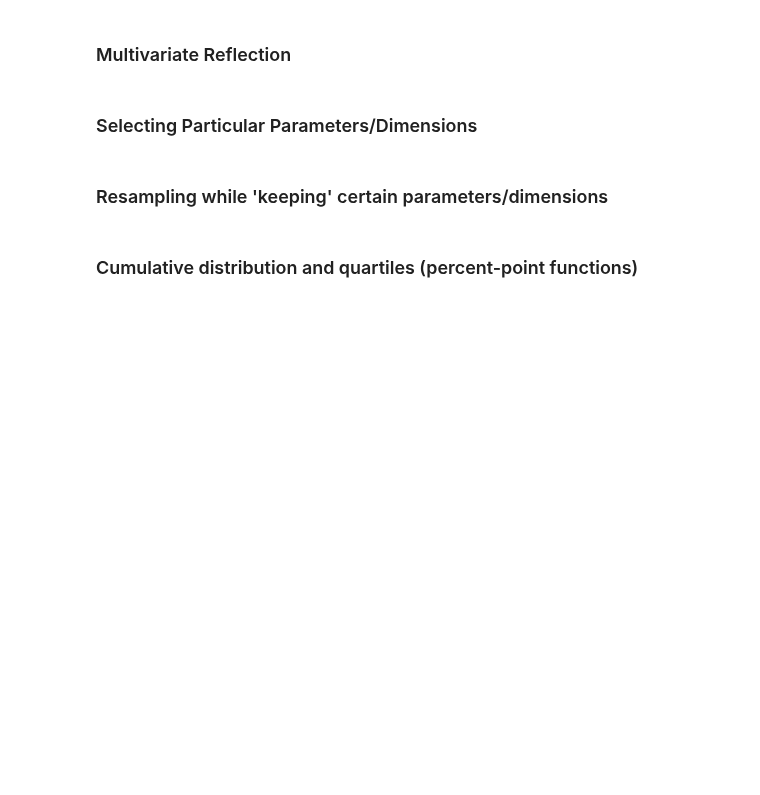
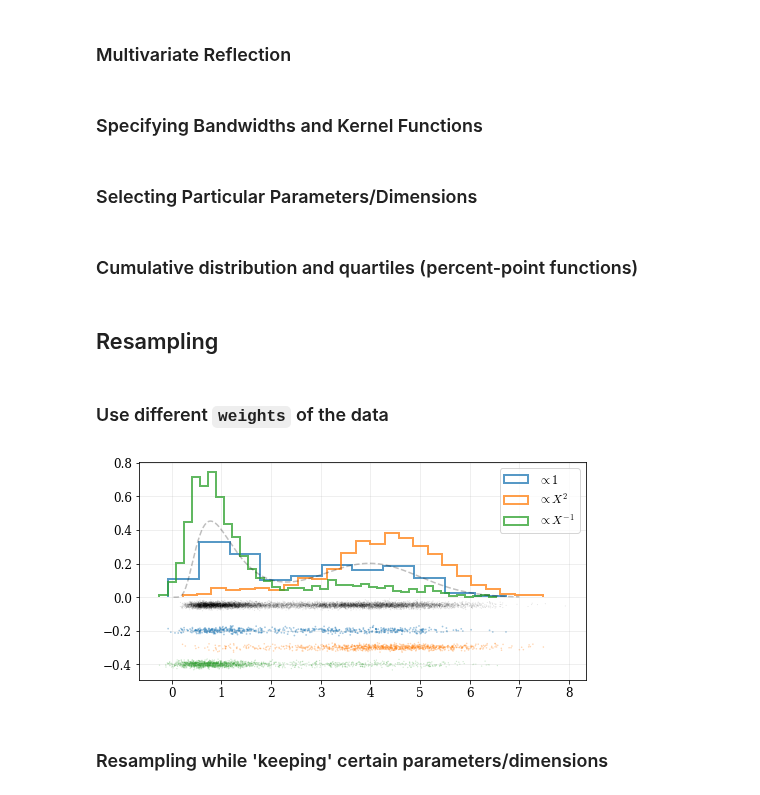
Before and after one commit to lzkelley/kalepy, a Jupyter notebook: notebooks/demo.ipynb, the cells around one changed output. Saved outputs shown, nothing was run; the diff lists cells and outputs as text; code cells hidden in the pictures; blank space fills up the shorter version.

Commit message:
Add example of weighted resampling

```diff
--- a/notebooks/demo.ipynb
+++ b/notebooks/demo.ipynb
@@ -215,9 +197,50 @@ nbshow()
 [figure]
 # %% [markdown]
 ### Multivariate Reflection
+# %% [markdown]
+### Specifying Bandwidths and Kernel Functions
 # %% [markdown]
 ### Selecting Particular Parameters/Dimensions
+# %% [markdown]
+### Cumulative distribution and quartiles (percent-point functions)
+# %% [markdown]
+## Resampling
+# %% [markdown]
+### Use different `weights` of the data
+# %%
+# Draw some random data (and the PDF, for comparison)
+data, truth = kale.utils._random_data_1d_01()
+# Setup plotting parameters
+kw = dict(density=True, histtype='step', lw=2.0, alpha=0.75, bins='auto')
+
+# plot the 'true' distribution
+plt.plot(*truth, 'k--', alpha=0.25)
+# plot the sampled data with a carpet plot
+kale.plot.carpet(data, color='k')
+
+# UNIFORM: resample the data uniformly, 600 samples
+col = 'tab:blue'
+res = kale.resample(data, size=600)
+kale.plot.carpet(res, shift=-0.15, color=col)              # `shift` the carpet plot downwards to not overlap
+plt.hist(res, color=col, label=r'$\propto 1$', **kw)
+
+# SQUARE: resample the data proportional to its square
+col = 'tab:orange'
+res = kale.resample(data, weights=data**2, size=1000)
+kale.plot.carpet(res, shift=-0.25, color=col)
+plt.hist(res, color=col, label='$\propto X^2$', **kw)
+
+# INVERSE: resample the data proportional to its inverse
+col = 'tab:green'
+res = kale.resample(data, weights=data**-1, size=1000)
+kale.plot.carpet(res, shift=-0.35, color=col)
+plt.hist(res, color=col, label='$\propto X^{-1}$', **kw)
+
+# Add legend
+plt.legend()
+# display the figure if this is a notebook
+nbshow()
+# %% [output]
+[figure, added]
 # %% [markdown]
 ### Resampling while 'keeping' certain parameters/dimensions
-# %% [markdown]
-### Cumulative distribution and quartiles (percent-point functions)
```
Also changed, not shown: parts of 9 cells of this notebook.
